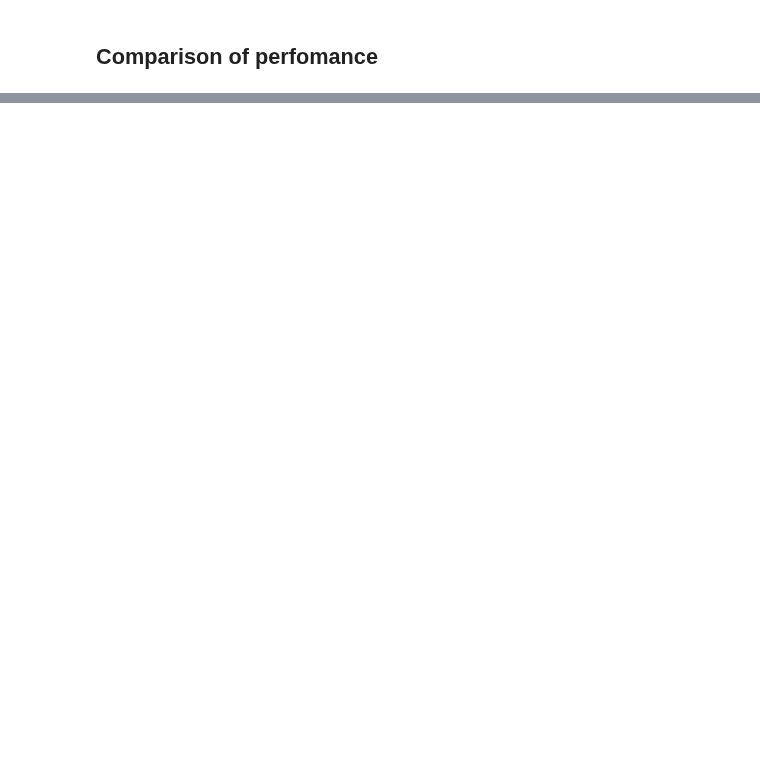
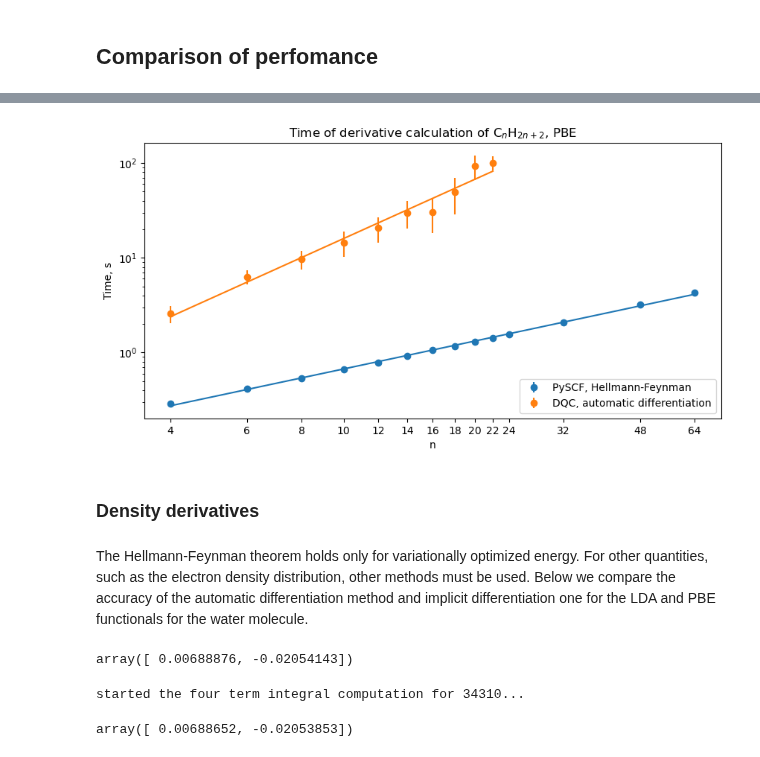
Before and after one commit to grinisrit/noa, a Jupyter notebook: docs/qc/Adjoint_Sensitivity_Method_for_Kohn_Sham_Equations.ipynb, the cells around one changed output, grey strips where cells are left out. Cells and saved outputs as stored; diff of their text form; code cells hidden in the pictures; blank space fills up the shorter version.

```diff
--- a/docs/qc/Adjoint_Sensitivity_Method_for_Kohn_Sham_Equations.ipynb
+++ b/docs/qc/Adjoint_Sensitivity_Method_for_Kohn_Sham_Equations.ipynb
@@ -1411,0 +1971,46 @@ plt.show()
+# %%
+fig, ax = plt.subplots()
+fig.set_figwidth(10)
+
+adjoint_x_alkanes = [l for l in alkanes_performance['pyscf_adjoint_pbe'].keys() if alkanes_performance['pyscf_adjoint_pbe'][l]]
+adjoint_y_alkanes = [l["mean"] for l in alkanes_performance['pyscf_adjoint_pbe'].values() if l]
+adjoint_yerr_alkanes = [l["std_dev"] for l in alkanes_performance['pyscf_adjoint_pbe'].values() if l]
+adjoint_coeff_alkanes = numpy.polyfit(numpy.log(adjoint_x_alkanes), numpy.log(adjoint_y_alkanes), deg=1)
+adjoint_poly_alkanes = numpy.poly1d(adjoint_coeff_alkanes)
+adjoint_yfit_alkanes = [numpy.exp(adjoint_poly_alkanes(numpy.log(x))) for x in adjoint_x_alkanes]
+ax.errorbar(adjoint_x_alkanes, adjoint_y_alkanes, yerr=adjoint_yerr_alkanes,
+            linestyle='None', marker='o', color='tab:blue', label='PySCF, Hellmann-Feynman')
+ax.plot(adjoint_x_alkanes, adjoint_yfit_alkanes, linestyle='solid', color='tab:blue')
+
+dqc_x_alkanes = [l for l in alkanes_performance['dqc_onlygrad_pbe'].keys() if alkanes_performance['dqc_onlygrad_pbe'][l]]
+dqc_y_alkanes = [l["mean"] for l in alkanes_performance['dqc_onlygrad_pbe'].values() if l]
+dqc_yerr_alkanes = [l["std_dev"] for l in alkanes_performance['dqc_onlygrad_pbe'].values() if l]
+dqc_coeff_alkanes = numpy.polyfit(numpy.log(dqc_x_alkanes), numpy.log(dqc_y_alkanes), deg=1)
+dqc_poly_alkanes = numpy.poly1d(dqc_coeff_alkanes)
+dqc_yfit_alkanes = [numpy.exp(dqc_poly_alkanes(numpy.log(x))) for x in dqc_x_alkanes]
+ax.errorbar(dqc_x_alkanes, dqc_y_alkanes, yerr=dqc_yerr_alkanes,
+            linestyle='None', marker='o', color='tab:orange', label='DQC, automatic differentiation')
+ax.plot(dqc_x_alkanes, dqc_yfit_alkanes, linestyle='solid', color='tab:orange')
+
+plt.xscale('log')
+plt.yscale('log')
+
+plt.title(r"Time of derivative calculation of C$_n$H$_{2n+2}$, PBE")
+plt.xlabel("n")
+plt.ylabel("Time, s")
+
+ax.set_xticks(adjoint_x_alkanes)
+ax.get_xaxis().set_major_formatter(ticker.ScalarFormatter())
+ax.get_xaxis().set_minor_locator(ticker.NullLocator())
+
+plt.legend(loc='lower right')
+
+plt.savefig('figure_pbe_3.png')
+
+plt.show()
+# %% [output]
+[figure, added]
+# %% [markdown]
+### Density derivatives
+# %% [markdown]
+The Hellmann-Feynman theorem holds only for variationally optimized energy. For other quantities, such as the electron density distribution, other methods must be used. Below we compare the accuracy of the automatic differentiation method and implicit differentiation one for the LDA and PBE functionals for the water molecule.
@@ -1411,0 +2024,16 @@ plt.show()
+# %%
+iterative_total_lda = IterativeAutogradTotalDerivativeCalculator(DQCAdapterWithgrad(DQCLDAXConstructor,
+                                                                                LDAX_default_parameters_dict,
+                                                                                aj_mol))
+
+iterative_total_lda.construct_total_drho_squared_wrt_dtheta(rho_exact_dqc, retain_graph=True)
+iterative_total_lda.total_drho_squared_wrt_dtheta
+# %% [output]
+array([ 0.00688876, -0.02054143])
+# %%
+analytic_total_adjoint_lda = PartialToTotalDerivativeAdjoint(analytic_partial_lda)
+analytic_total_adjoint_lda.construct_total_drho_squared_wrt_dtheta(rho_exact)
+analytic_total_adjoint_lda.total_drho_squared_wrt_dtheta
+# %% [output]
+started the four term integral computation for 34310...
+array([ 0.00688652, -0.02053853])
```
Also changed, not shown: parts of 142 cells of this notebook.
